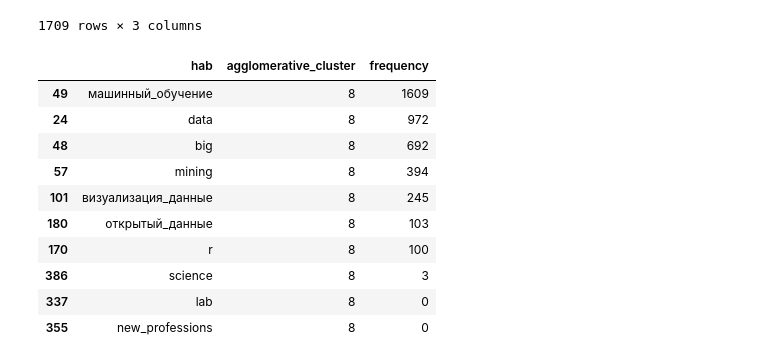
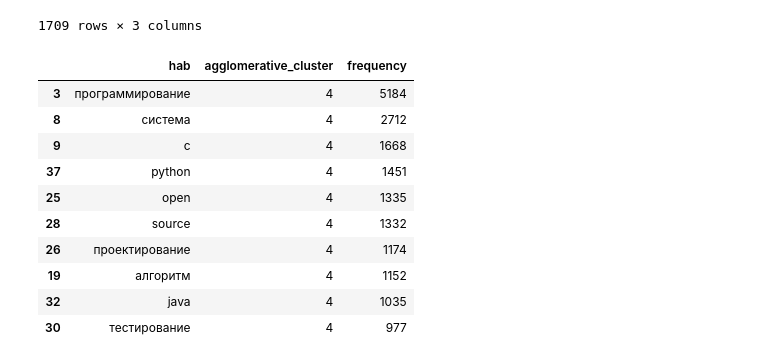
Before and after one commit to AleksandraSorokovikova/Comparison-of-IT-trends, a Jupyter notebook: clustering/categories_habr.ipynb, the cells around one changed output. Saved outputs shown, nothing was run; the diff lists cells and outputs as text; code cells hidden in the pictures.

```diff
--- a/clustering/categories_habr.ipynb
+++ b/clustering/categories_habr.ipynb
@@ -33,8 +42,11 @@ stem = Mystem()
 
 def count_categories(items, data):
     habs_counter = Counter()
+    habs_cleaned = []
 
     for row in tqdm(data.index):
+
+        hab_data = []
 
         habs_data = data[row]
         habs_data = ' '.join(stem.lemmatize(' '.join(habs_data)))
@@ -46,13 +58,17 @@ def count_categories(items, data):
                 item_splited = item.split('_')
                 if item_splited[0] in habs_data and item_splited[1] in habs_data:
                     habs_counter[item] += 1
+                    hab_data.append(item)
             else:
                 if item in habs_data:
                     habs_counter[item] += 1
+                    hab_data.append(item)
 
-    return habs_counter
+        habs_cleaned.append(hab_data)
 
-habs_counter = count_categories(habr_clusters['hab'], habr_info['habs'])
+    return habs_counter, habs_cleaned
+
+habs_counter, habs_cleaned = count_categories(habr_clusters['hab'], habr_info['habs'])
 # %%
 habs_counter
 # %% [output]
@@ -94,16 +112,16 @@ habr_clusters
 | 1708 | moscowjs | 0 | 0 |
 1709 rows × 3 columns
 # %%
-habr_clusters[habr_clusters['agglomerative_cluster'] == 8].sort_values(by = 'frequency', ascending = False).head(10)
+habr_clusters[habr_clusters['agglomerative_cluster'] == 4].sort_values(by = 'frequency', ascending = False).head(10)
 # %% [output]
 |  | hab | agglomerative_cluster | frequency |
-| 49 | машинный_обучение | 8 | 1609 |
-| 24 | data | 8 | 972 |
-| 48 | big | 8 | 692 |
-| 57 | mining | 8 | 394 |
-| 101 | визуализация_данные | 8 | 245 |
-| 180 | открытый_данные | 8 | 103 |
-| 170 | r | 8 | 100 |
-| 386 | science | 8 | 3 |
-| 337 | lab | 8 | 0 |
-| 355 | new_professions | 8 | 0 |
+| 3 | программирование | 4 | 5184 |
+| 8 | система | 4 | 2712 |
+| 9 | c | 4 | 1668 |
+| 37 | python | 4 | 1451 |
+| 25 | open | 4 | 1335 |
+| 28 | source | 4 | 1332 |
+| 26 | проектирование | 4 | 1174 |
+| 19 | алгоритм | 4 | 1152 |
+| 32 | java | 4 | 1035 |
+| 30 | тестирование | 4 | 977 |
```
Also changed, not shown: parts of 8 cells of this notebook, 6 other files.
